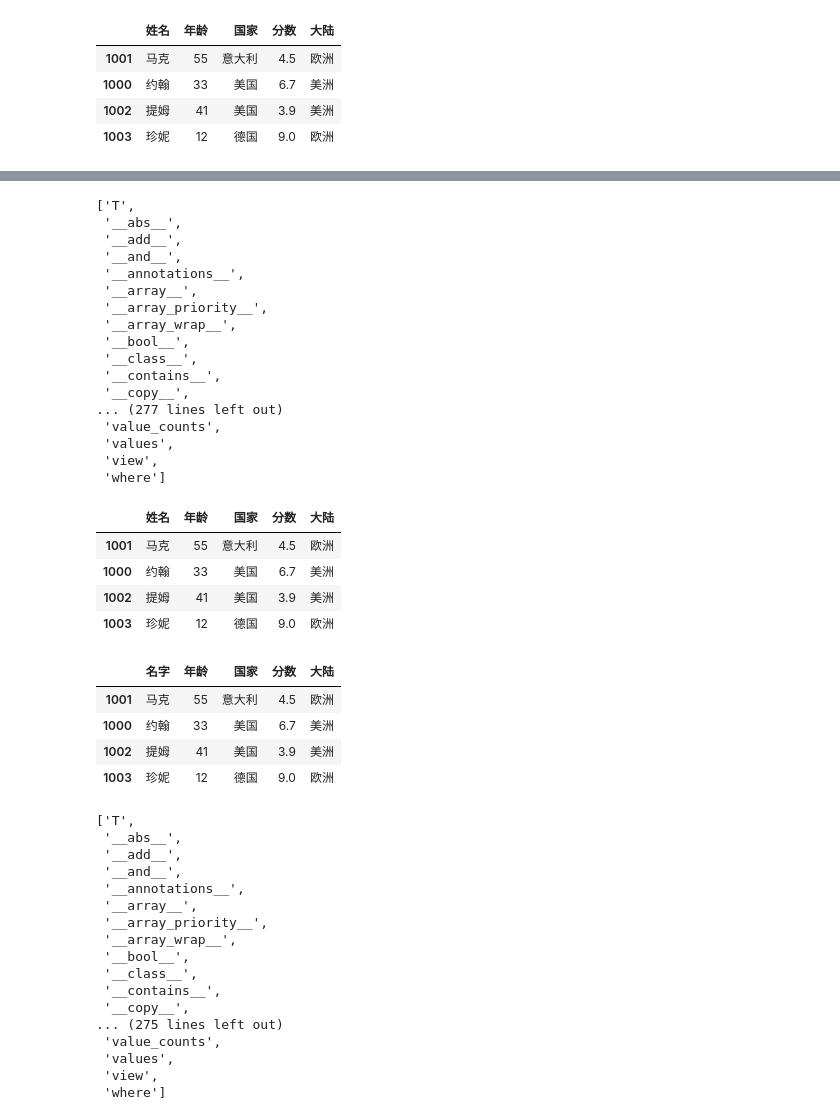
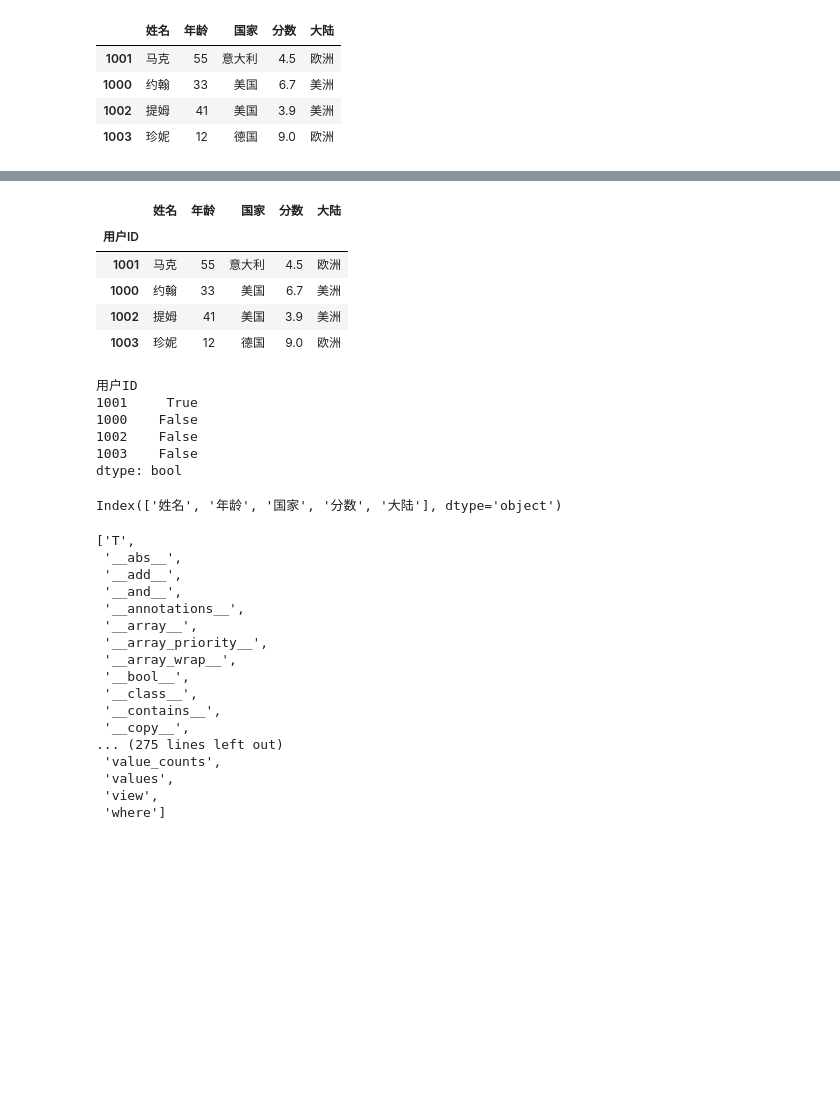
Before and after one commit to xiejianzheng/PythonWithExcel, a Jupyter notebook: first_notebook.ipynb, the cells around one changed output, grey strips where cells are left out. Saved outputs shown, nothing was run; the diff lists cells and outputs as text; code cells hidden in the pictures; blank space fills up the shorter version.

```diff
--- a/first_notebook.ipynb
+++ b/first_notebook.ipynb
@@ -97,2 +102,2 @@ Int64Index([1001, 1000, 1002, 1003], dtype='int64')
 # %%
-df
+df.index.name="用户ID"
@@ -105,37 +104,24 @@ df
 # %%
-dir(df.index)
+df
 # %% [output]
-['T',
- '__abs__',
- '__add__',
- '__and__',
- '__annotations__',
- '__array__',
- '__array_priority__',
- '__array_wrap__',
- '__bool__',
- '__class__',
- '__contains__',
- '__copy__',
-... (277 lines left out)
- 'value_counts',
- 'values',
- 'view',
- 'where']
+|  | 姓名 | 年龄 | 国家 | 分数 | 大陆 |
+| 用户ID |  |  |  |  |  |
+| 1001 | 马克 | 55 | 意大利 | 4.5 | 欧洲 |
+| 1000 | 约翰 | 33 | 美国 | 6.7 | 美洲 |
+| 1002 | 提姆 | 41 | 美国 | 3.9 | 美洲 |
+| 1003 | 珍妮 | 12 | 德国 | 9.0 | 欧洲 |
 # %%
-df
+a = (df["年龄"] > 33) & (df["国家"] != "美国")
+a
 # %% [output]
-|  | 姓名 | 年龄 | 国家 | 分数 | 大陆 |
-| 1001 | 马克 | 55 | 意大利 | 4.5 | 欧洲 |
-| 1000 | 约翰 | 33 | 美国 | 6.7 | 美洲 |
-| 1002 | 提姆 | 41 | 美国 | 3.9 | 美洲 |
-| 1003 | 珍妮 | 12 | 德国 | 9.0 | 欧洲 |
+用户ID
+1001     True
+1000    False
+1002    False
+1003    False
+dtype: bool
 # %%
-df.rename(columns={"姓名":"名字"})
+df.loc[a, :]
 # %% [output]
-|  | 名字 | 年龄 | 国家 | 分数 | 大陆 |
-| 1001 | 马克 | 55 | 意大利 | 4.5 | 欧洲 |
-| 1000 | 约翰 | 33 | 美国 | 6.7 | 美洲 |
-| 1002 | 提姆 | 41 | 美国 | 3.9 | 美洲 |
-| 1003 | 珍妮 | 12 | 德国 | 9.0 | 欧洲 |
+Index(['姓名', '年龄', '国家', '分数', '大陆'], dtype='object')
 # %%
```
Also changed, not shown: parts of 3 cells of this notebook, 1 other file.
